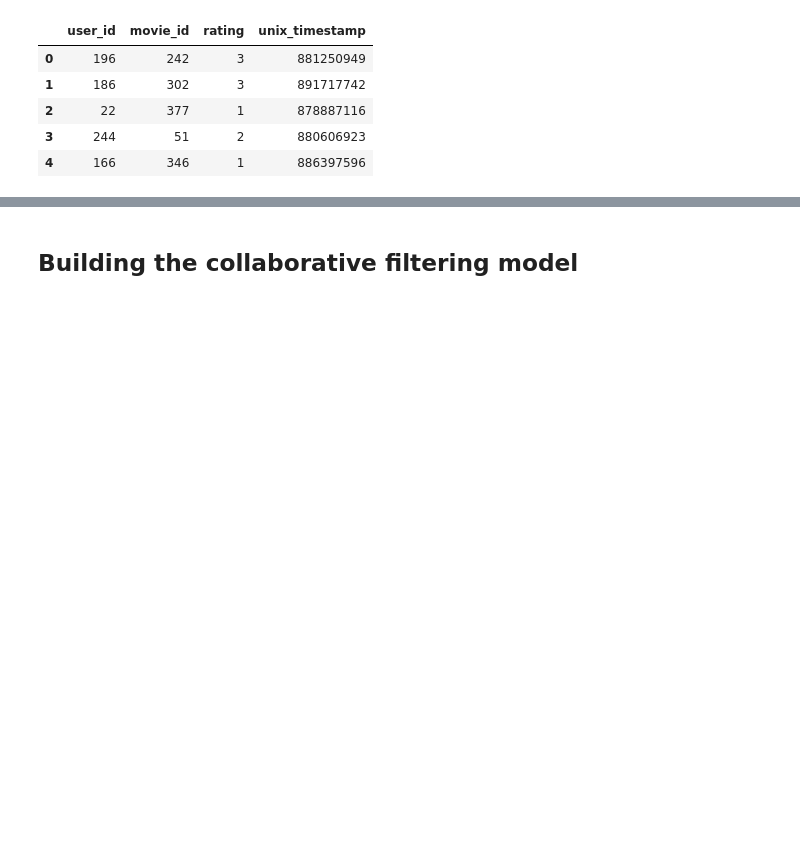
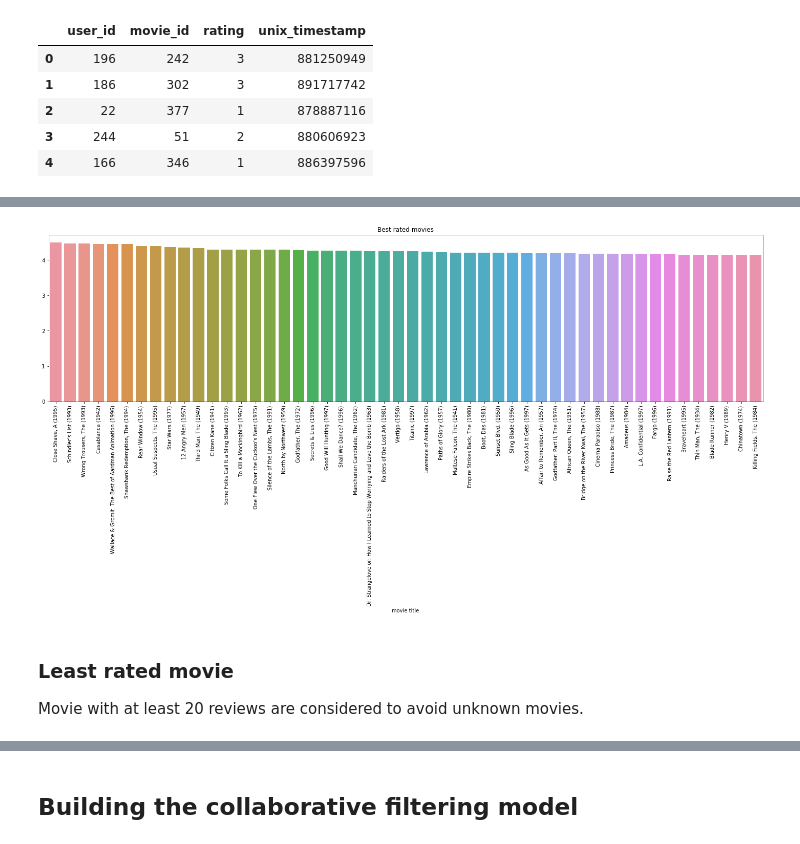
Before and after one commit to jjlbrown/RecommendationEngine, a Jupyter notebook: recommendation_part1_cf_svd.ipynb, the cells around one changed output, grey strips where cells are left out. Cells and saved outputs as stored; diff of their text form; code cells hidden in the pictures; blank space fills up the shorter version.

```diff
--- a/recommendation_part1_cf_svd.ipynb
+++ b/recommendation_part1_cf_svd.ipynb
@@ -148,0 +164,14 @@ ratings_train.shape, ratings_test.shape
+# %%
+mean_rating_movies = ratings_items.groupby("movie title").agg(["mean","size"])["rating"]
+best_rated_movies = most_rated_movies[most_rated_movies["size"]>20].sort_values("mean",ascending=False)
+# %%
+plt.figure(figsize=(25,6))
+plt.title("Best rated movies")
+sns.barplot(x=best_rated_movies.index[:50], y=best_rated_movies["mean"].values[:50])
+plt.xticks(rotation=90)
+plt.show()
+# %% [output]
+[figure, added]
+# %% [markdown]
+### Least rated movie
+Movie with at least 20 reviews are considered to avoid unknown movies.
```
Also changed, not shown: parts of 38 cells of this notebook.
